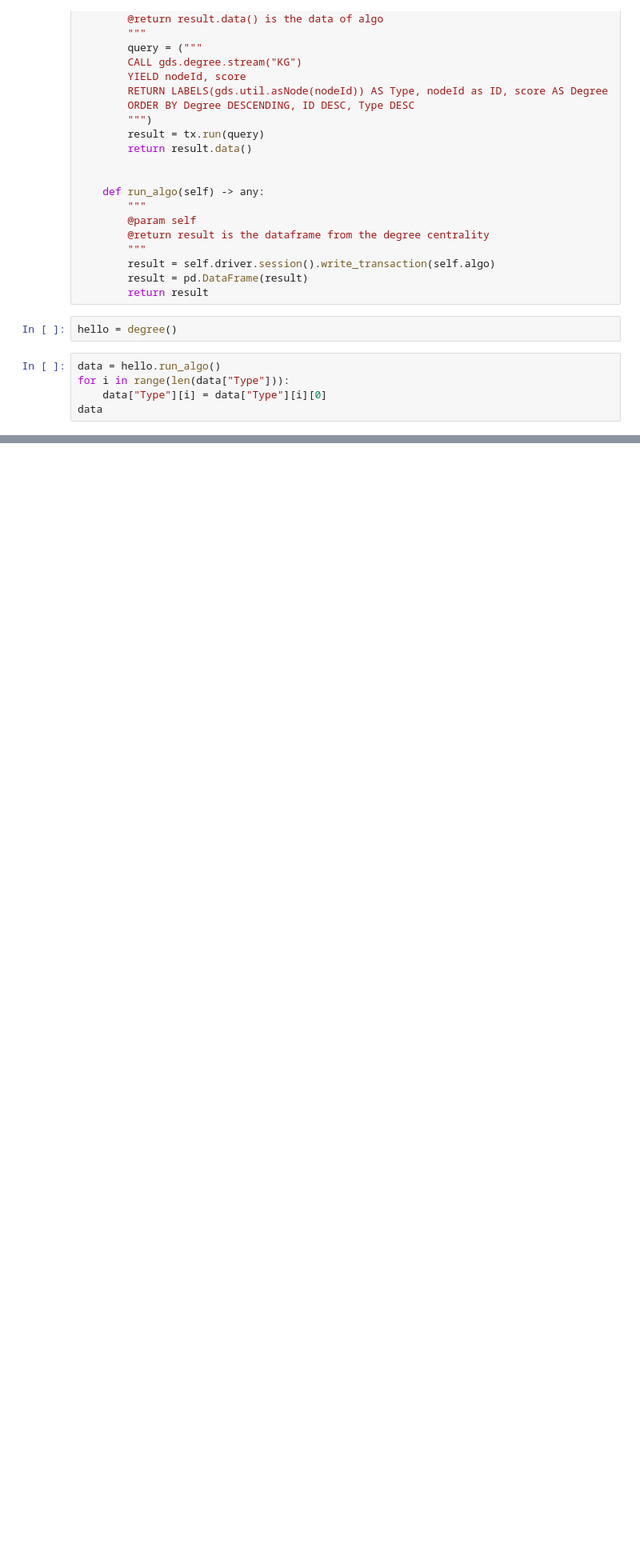
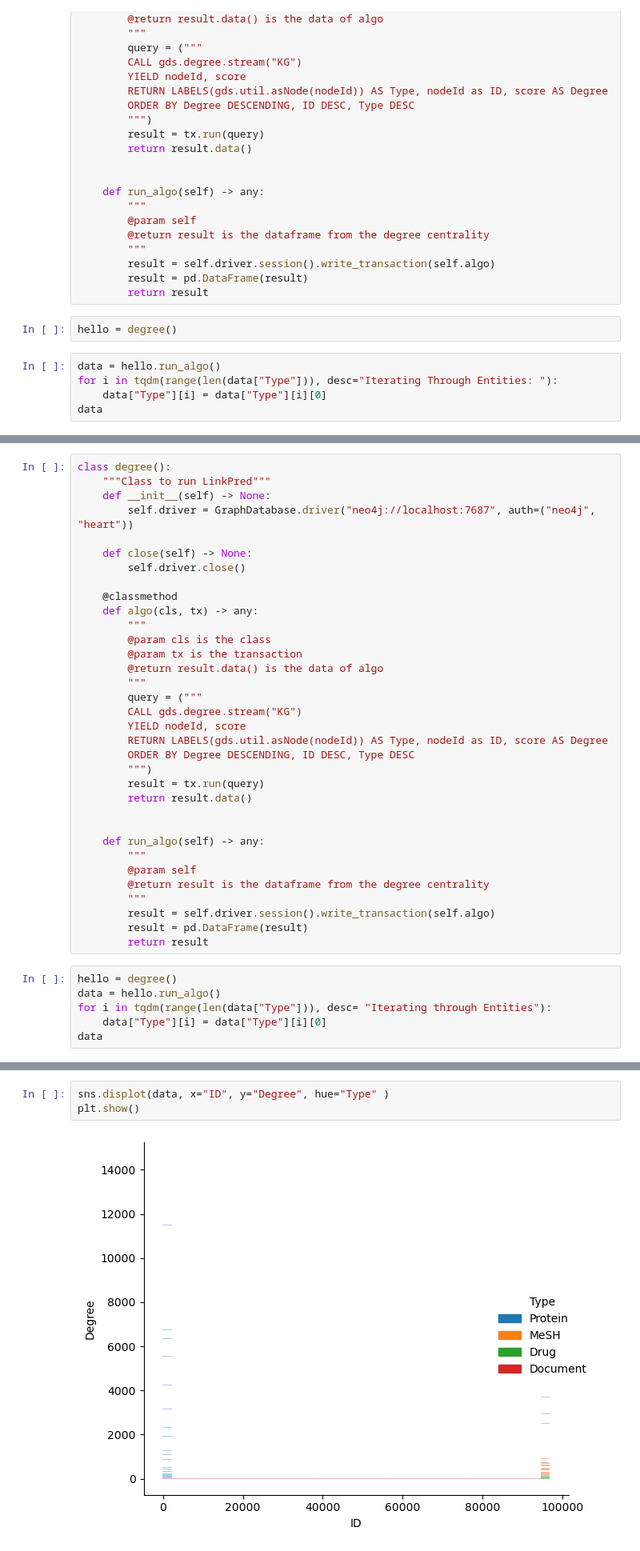
Before and after one commit to irsyadadam/Math-168-Essay-3-Degree-Distributions, a Jupyter notebook: SeabornDisPlot.ipynb, the cells around one changed output, grey strips where cells are left out. Shown: that part at 80% size. Saved outputs shown, nothing was run; the diff lists cells and outputs as text; blank space fills up the shorter version.

```diff
--- a/SeabornDisPlot.ipynb
+++ b/SeabornDisPlot.ipynb
@@ -64,7 +64,7 @@ class degree():
 hello = degree()
 # %%
 data = hello.run_algo()
-for i in range(len(data["Type"])):
+for i in tqdm(range(len(data["Type"])), desc="Iterating Through Entities: "):
     data["Type"][i] = data["Type"][i][0]
 data
 # %% [output]
@@ -92,0 +95,40 @@ plt.show()
+# %%
+class degree():
+    """Class to run LinkPred"""
+    def __init__(self) -> None:
+        self.driver = GraphDatabase.driver("neo4j://localhost:7687", auth=("neo4j", "heart"))
+
+    def close(self) -> None:
+        self.driver.close()
+
+    @classmethod
+    def algo(cls, tx) -> any:
+        """
+        @param cls is the class
+        @param tx is the transaction
+        @return result.data() is the data of algo
+        """
+        query = ("""
+        CALL gds.degree.stream("KG")
+        YIELD nodeId, score
+        RETURN LABELS(gds.util.asNode(nodeId)) AS Type, nodeId as ID, score AS Degree
+        ORDER BY Degree DESCENDING, ID DESC, Type DESC
+        """)
+        result = tx.run(query)
+        return result.data()
+
+
+    def run_algo(self) -> any:
+        """
+        @param self
+        @return result is the dataframe from the degree centrality
+        """
+        result = self.driver.session().write_transaction(self.algo)
+        result = pd.DataFrame(result)
+        return result
+# %%
+hello = degree()
+data = hello.run_algo()
+for i in tqdm(range(len(data["Type"])), desc= "Iterating through Entities"):
+    data["Type"][i] = data["Type"][i][0]
+data
@@ -92,0 +153,5 @@ plt.show()
+# %%
+sns.displot(data, x="ID", y="Degree", hue="Type" )
+plt.show()
+# %% [output]
+[figure, added]
```
Also changed, not shown: parts of 6 cells of this notebook.
